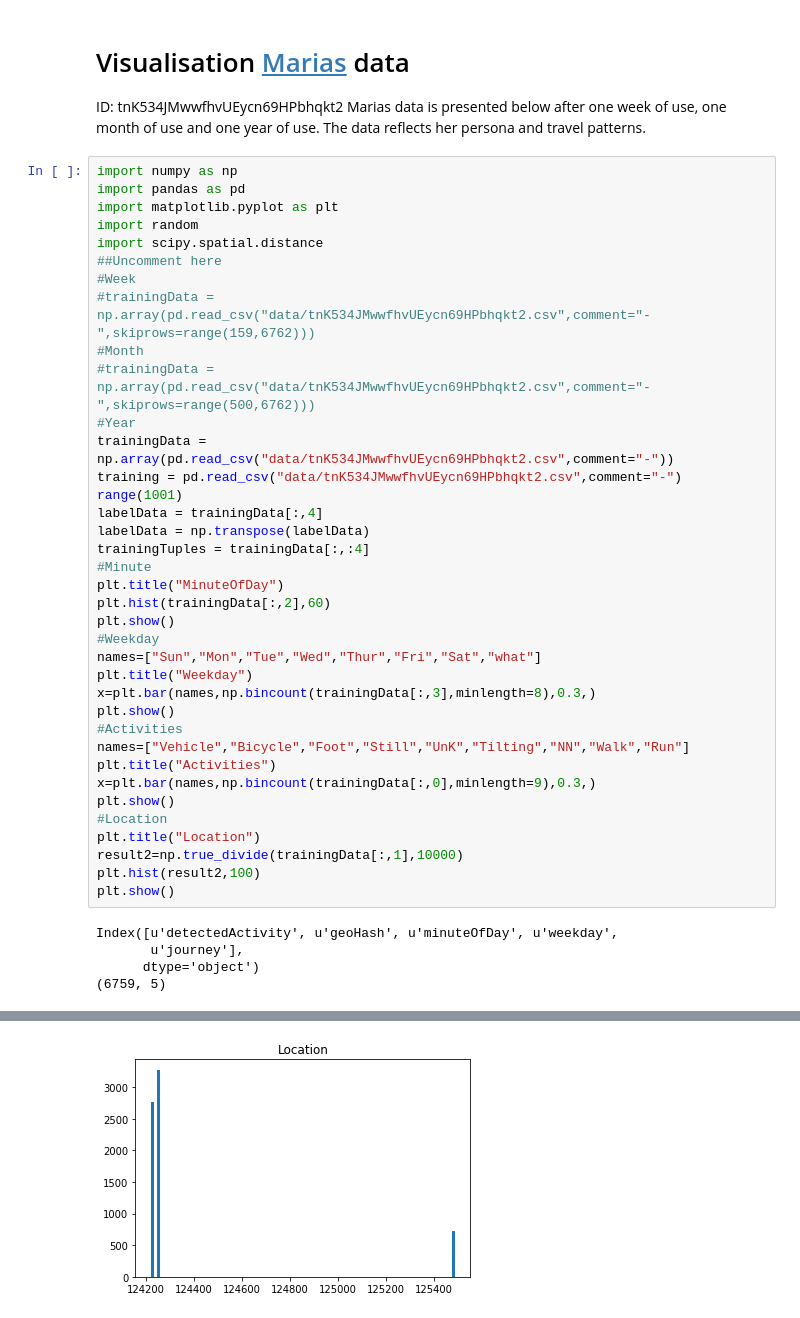
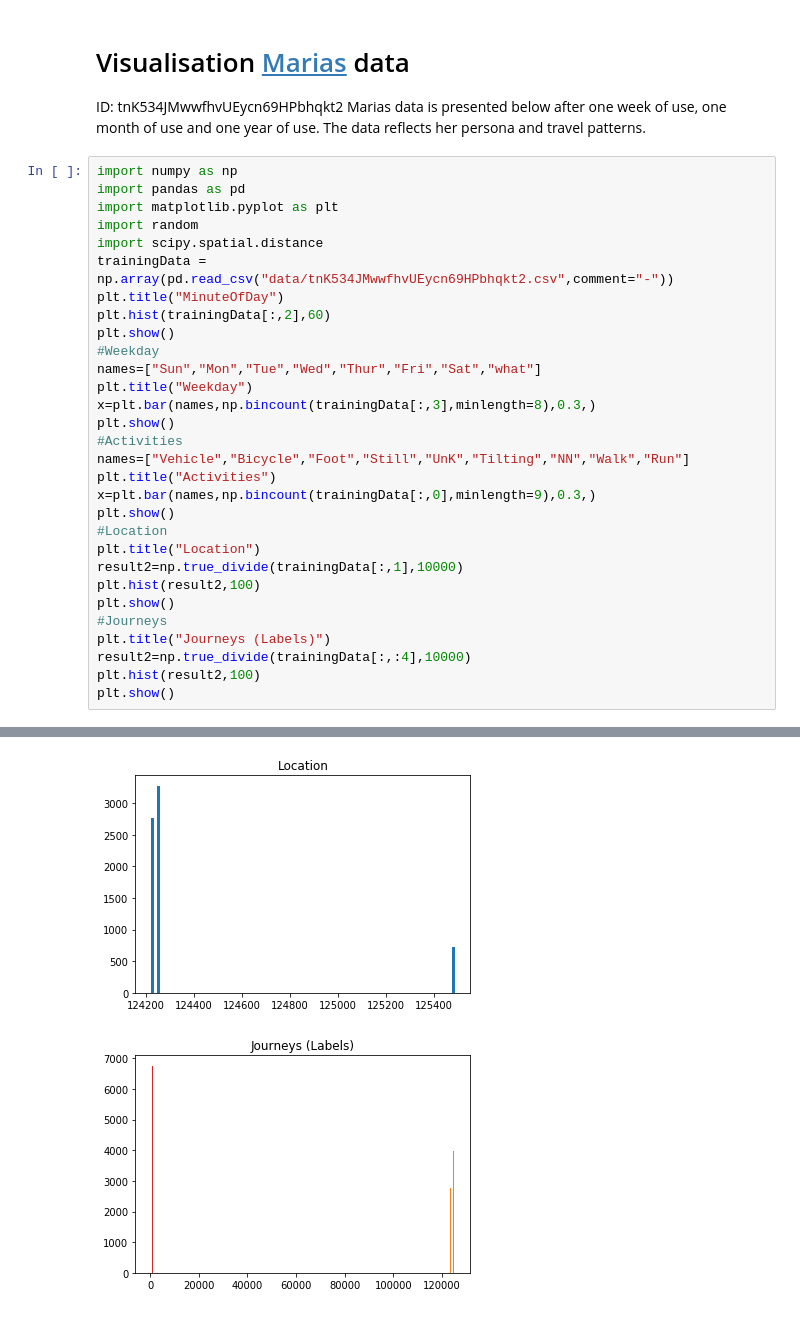
Before and after one commit to k3larra/commuter, a Jupyter notebook: Maria_dataview.ipynb, the cells around one changed output, grey strips where cells are left out. Cells and saved outputs as stored; diff of their text form.

```diff
--- a/Maria_dataview.ipynb
+++ b/Maria_dataview.ipynb
@@ -5,46 +5,36 @@ Marias data is presented below after one week of use, one month of use and one y
 # %%
 import numpy as np
 import pandas as pd
 import matplotlib.pyplot as plt
 import random
 import scipy.spatial.distance
-##Uncomment here
-#Week
-#trainingData = np.array(pd.read_csv("data/tnK534JMwwfhvUEycn69HPbhqkt2.csv",comment="-",skiprows=range(159,6762)))
-#Month
-#trainingData = np.array(pd.read_csv("data/tnK534JMwwfhvUEycn69HPbhqkt2.csv",comment="-",skiprows=range(500,6762)))
-#Year
 trainingData = np.array(pd.read_csv("data/tnK534JMwwfhvUEycn69HPbhqkt2.csv",comment="-"))
-training = pd.read_csv("data/tnK534JMwwfhvUEycn69HPbhqkt2.csv",comment="-")
-range(1001)
-labelData = trainingData[:,4]
-labelData = np.transpose(labelData)
-trainingTuples = trainingData[:,:4]
-#Minute
 plt.title("MinuteOfDay")
 plt.hist(trainingData[:,2],60)
 plt.show()
 #Weekday
 names=["Sun","Mon","Tue","Wed","Thur","Fri","Sat","what"]
 plt.title("Weekday")
 x=plt.bar(names,np.bincount(trainingData[:,3],minlength=8),0.3,)
 plt.show()
 #Activities
 names=["Vehicle","Bicycle","Foot","Still","UnK","Tilting","NN","Walk","Run"]
 plt.title("Activities")
 x=plt.bar(names,np.bincount(trainingData[:,0],minlength=9),0.3,)
 plt.show()
 #Location
 plt.title("Location")
 result2=np.true_divide(trainingData[:,1],10000)
 plt.hist(result2,100)
 plt.show()
+#Journeys
+plt.title("Journeys (Labels)")
+result2=np.true_divide(trainingData[:,:4],10000)
+plt.hist(result2,100)
+plt.show()
 # %% [output]
-Index([u'detectedActivity', u'geoHash', u'minuteOfDay', u'weekday',
-       u'journey'],
-      dtype='object')
-(6759, 5)
 [figure]
 [figure]
 [figure]
 [figure]
+[figure, added]
```
Also changed, not shown: parts of 4 cells of this notebook, 6 other files.
